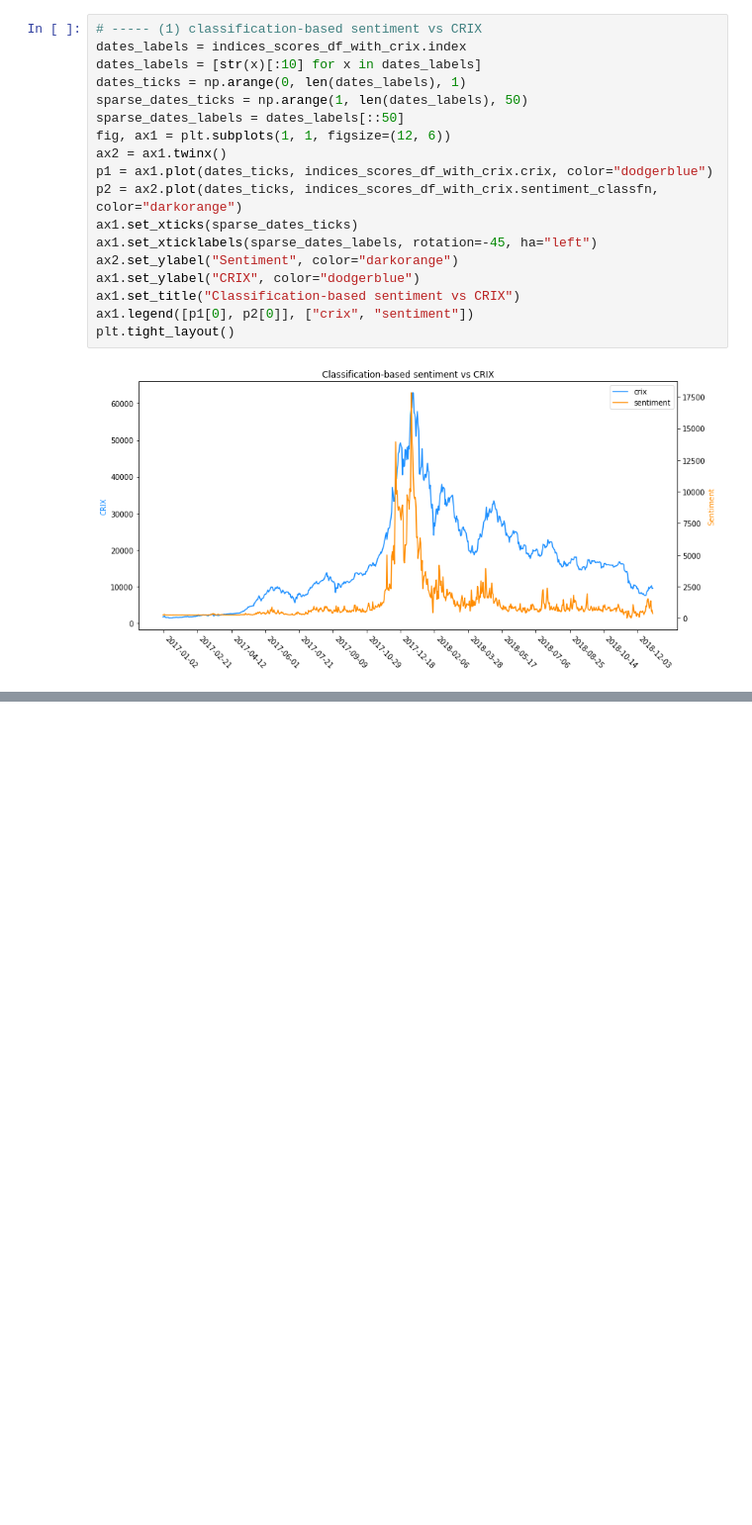
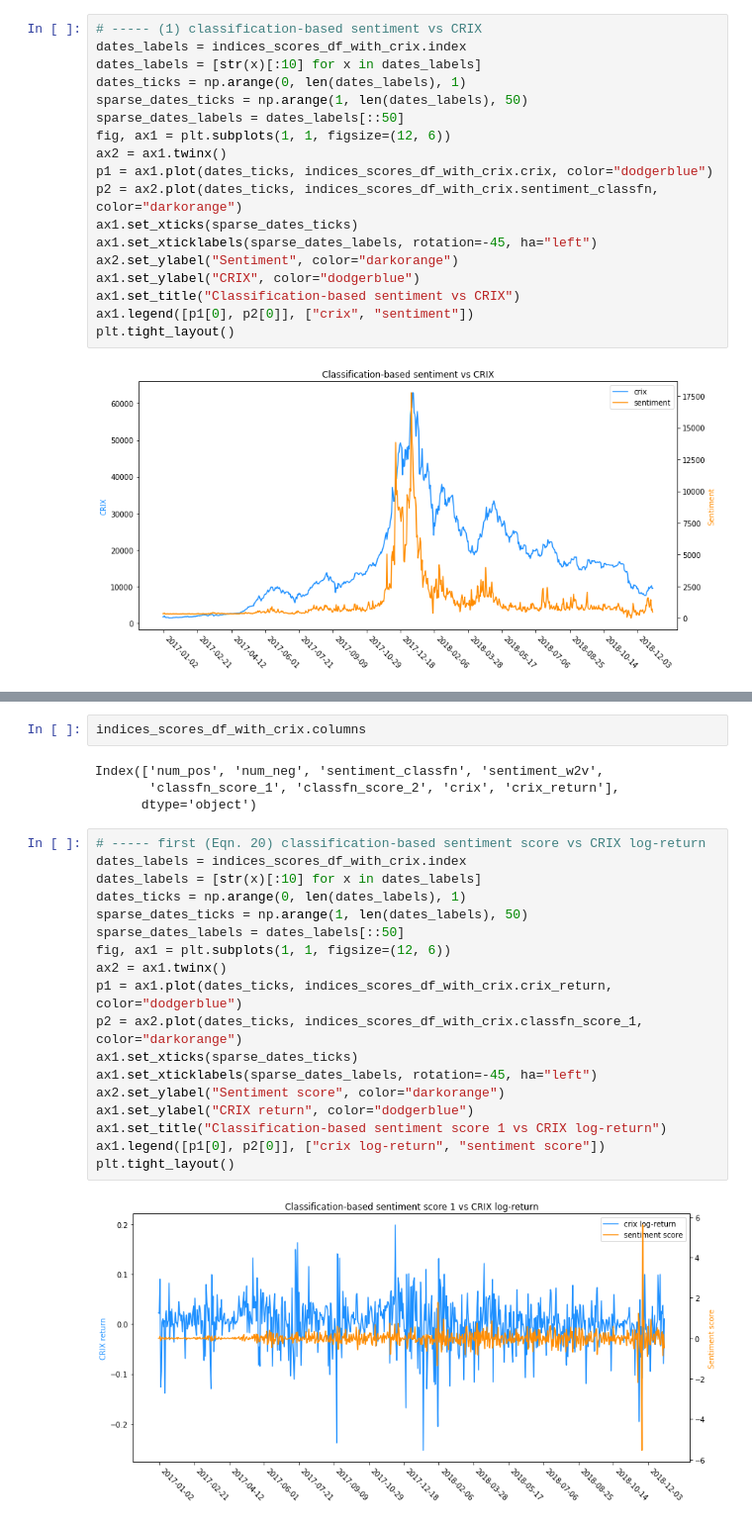
Before and after one commit to Imlerith/crypto_sentiment, a Jupyter notebook: client_script.ipynb, the cells around one changed output, grey strips where cells are left out. Shown at 99% size. Drawn from its saved outputs; the diff is of its cells as text; blank space fills up the shorter version.

```diff
--- a/client_script.ipynb
+++ b/client_script.ipynb
@@ -188,0 +168,26 @@ plt.tight_layout()
+# %%
+indices_scores_df_with_crix.columns
+# %% [output]
+Index(['num_pos', 'num_neg', 'sentiment_classfn', 'sentiment_w2v',
+       'classfn_score_1', 'classfn_score_2', 'crix', 'crix_return'],
+      dtype='object')
+# %%
+# ----- first (Eqn. 20) classification-based sentiment score vs CRIX log-return
+dates_labels = indices_scores_df_with_crix.index
+dates_labels = [str(x)[:10] for x in dates_labels]
+dates_ticks = np.arange(0, len(dates_labels), 1)
+sparse_dates_ticks = np.arange(1, len(dates_labels), 50)
+sparse_dates_labels = dates_labels[::50]
+fig, ax1 = plt.subplots(1, 1, figsize=(12, 6))
+ax2 = ax1.twinx()
+p1 = ax1.plot(dates_ticks, indices_scores_df_with_crix.crix_return, color="dodgerblue")
+p2 = ax2.plot(dates_ticks, indices_scores_df_with_crix.classfn_score_1, color="darkorange")
+ax1.set_xticks(sparse_dates_ticks)
+ax1.set_xticklabels(sparse_dates_labels, rotation=-45, ha="left")
+ax2.set_ylabel("Sentiment score", color="darkorange")
+ax1.set_ylabel("CRIX return", color="dodgerblue")
+ax1.set_title("Classification-based sentiment score 1 vs CRIX log-return")
+ax1.legend([p1[0], p2[0]], ["crix log-return", "sentiment score"])
+plt.tight_layout()
+# %% [output]
+[figure, added]
```
Also changed, not shown: parts of 7 cells of this notebook.
